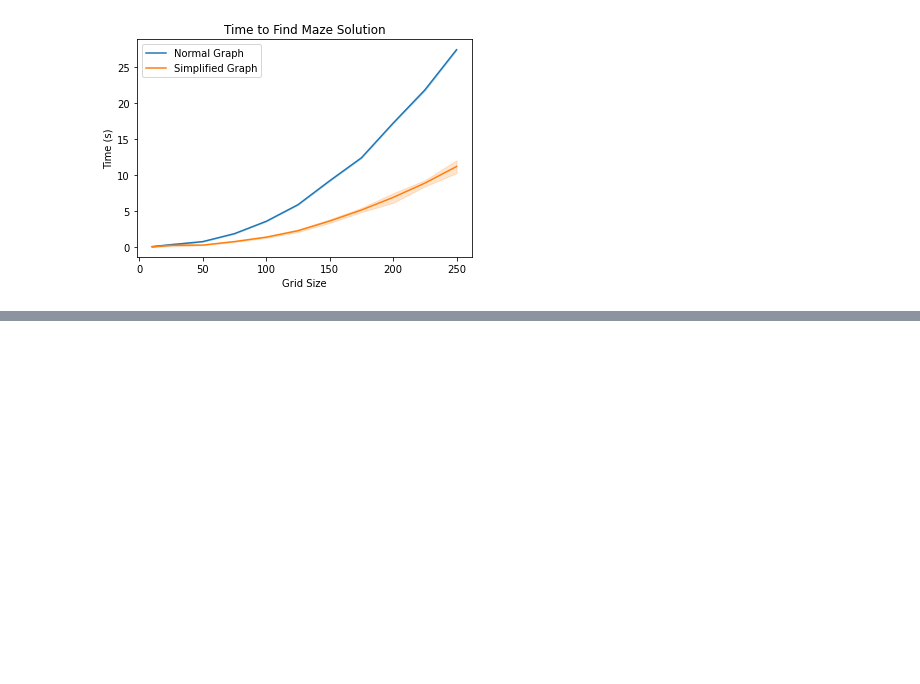
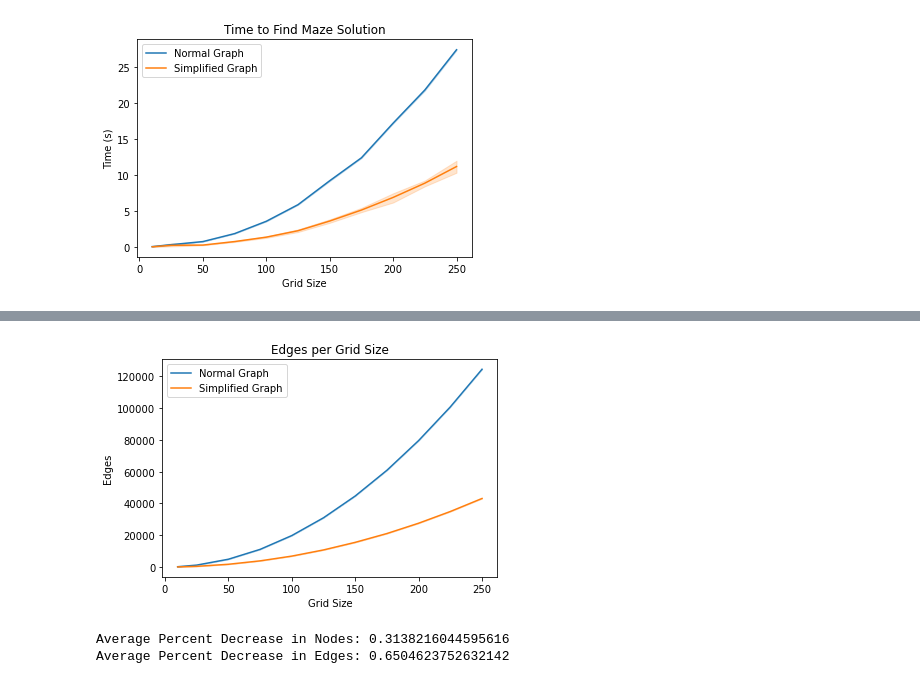
Before and after one commit to bi3mer/simplifying_graphs_for_pathfinding, a Jupyter notebook: Maze_Graphing.ipynb, the cells around one changed output, grey strips where cells are left out. Saved outputs shown, nothing was run; the diff lists cells and outputs as text; code cells hidden in the pictures; blank space fills up the shorter version.

```diff
--- a/Maze_Graphing.ipynb
+++ b/Maze_Graphing.ipynb
@@ -33,0 +60,7 @@ plt.savefig('G_HG.png', facecolor='WHITE')
+# %%
+plt.title('Edges per Grid Size')
+sns.lineplot(data=df[df['Type'] == 'Normal Graph'], x="Grid Size", y='Edges', label='Normal Graph')
+sns.lineplot(data=df[df['Type'] == 'Simplified Graph'], x="Grid Size", y='Edges', label='Simplified Graph')
+plt.savefig('edges.png', facecolor='WHITE')
+# %% [output]
+[figure, added]
@@ -33,0 +81,6 @@ plt.savefig('G_HG.png', facecolor='WHITE')
+# %%
+print(f'Average Percent Decrease in Nodes: {sum(percent_decrease_nodes) / len(percent_decrease_nodes)}')
+print(f'Average Percent Decrease in Edges: {sum(percent_decrease_edges) / len(percent_decrease_edges)}')
+# %% [output]
+Average Percent Decrease in Nodes: 0.3138216044595616
+Average Percent Decrease in Edges: 0.6504623752632142
```
Also changed, not shown: parts of 6 cells of this notebook, 5 other files.
